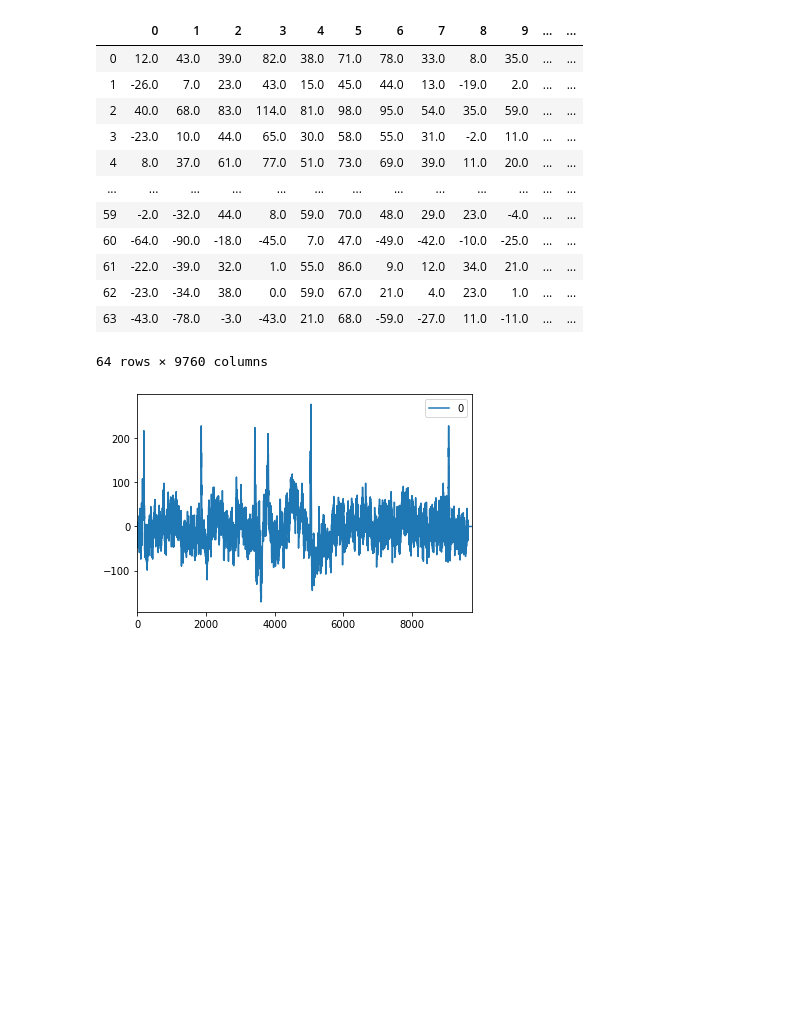
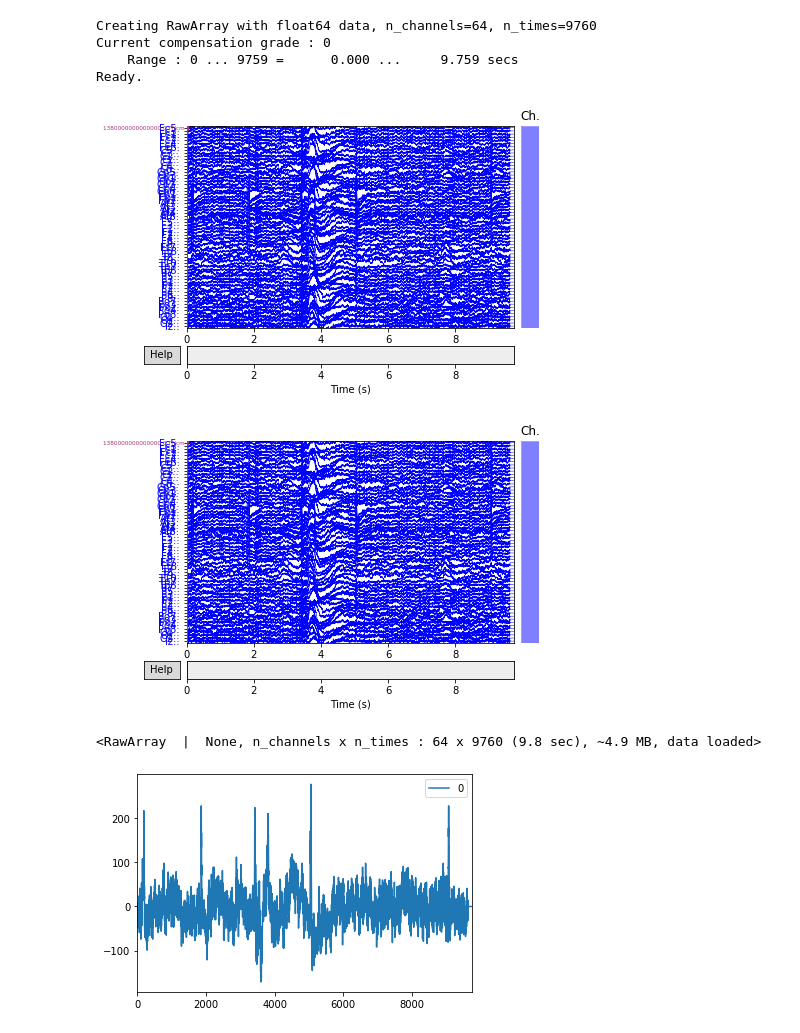
Before and after one commit to zabbonat/Bioinf1, a Jupyter notebook: Untitled.ipynb, the cells around one changed output. Drawn from its saved outputs; the diff is of its cells as text; code cells hidden in the pictures; blank space fills up the shorter version.

```diff
--- a/Untitled.ipynb
+++ b/Untitled.ipynb
@@ -23,28 +67,30 @@ eo
-# %%
-#read the data
-f = pyedflib.EdfReader('S040R02.edf')
-n = f.signals_in_file
-signal_labels = f.getSignalLabels()
-sigbufs = np.zeros((n, f.getNSamples()[0]))
-for i in np.arange(n):
-    sigbufs[i, :] = f.readSignal(i)
-
-#make them into pandas df
-ec=pd.DataFrame(sigbufs)
-# eo['label']=signal_labels
-ec
-# %% [output]
-|  | 0 | 1 | 2 | 3 | 4 | 5 | 6 | 7 | 8 | 9 | ... | ... |
-| 0 | 12.0 | 43.0 | 39.0 | 82.0 | 38.0 | 71.0 | 78.0 | 33.0 | 8.0 | 35.0 | ... | ... |
-| 1 | -26.0 | 7.0 | 23.0 | 43.0 | 15.0 | 45.0 | 44.0 | 13.0 | -19.0 | 2.0 | ... | ... |
-| 2 | 40.0 | 68.0 | 83.0 | 114.0 | 81.0 | 98.0 | 95.0 | 54.0 | 35.0 | 59.0 | ... | ... |
-| 3 | -23.0 | 10.0 | 44.0 | 65.0 | 30.0 | 58.0 | 55.0 | 31.0 | -2.0 | 11.0 | ... | ... |
-| 4 | 8.0 | 37.0 | 61.0 | 77.0 | 51.0 | 73.0 | 69.0 | 39.0 | 11.0 | 20.0 | ... | ... |
-| ... | ... | ... | ... | ... | ... | ... | ... | ... | ... | ... | ... | ... |
-| 59 | -2.0 | -32.0 | 44.0 | 8.0 | 59.0 | 70.0 | 48.0 | 29.0 | 23.0 | -4.0 | ... | ... |
-| 60 | -64.0 | -90.0 | -18.0 | -45.0 | 7.0 | 47.0 | -49.0 | -42.0 | -10.0 | -25.0 | ... | ... |
-| 61 | -22.0 | -39.0 | 32.0 | 1.0 | 55.0 | 86.0 | 9.0 | 12.0 | 34.0 | 21.0 | ... | ... |
-| 62 | -23.0 | -34.0 | 38.0 | 0.0 | 59.0 | 67.0 | 21.0 | 4.0 | 23.0 | 1.0 | ... | ... |
-| 63 | -43.0 | -78.0 | -3.0 | -43.0 | 21.0 | 68.0 | -59.0 | -27.0 | 11.0 | -11.0 | ... | ... |
-64 rows × 9760 columns
+# %%
+#let's try to use the mne libraru, with lots of tools for eeg
+#we need to specify the info of our data to pass to the I/O function in mne libabry
+
+#we have 64 signal of type 'grad' (????) so we create a 1x64 array with this specification
+ch_types=['grad']*64
+#then we create the info. we pass the signal labels, channel types and the frequency of records per seconds
+info = mne.create_info(ch_names=signal_labels, sfreq=1000, ch_types=ch_types)
+
+#now we can make our file into a raw to be plotted
+raw=mne.io.RawArray(eo,info)
+
+#scaling (?)
+#scalings = { 'grad': 64}
+
+#let's finally plot.
+raw.plot(n_channels=64, scalings='auto', title='Data from arrays',
+         show=True, block=True)
+# %% [output]
+Creating RawArray with float64 data, n_channels=64, n_times=9760
+Current compensation grade : 0
+    Range : 0 ... 9759 =      0.000 ...     9.759 secs
+Ready.
+[figure, added]
+[figure, added]
+# %%
+raw
+# %% [output]
+<RawArray  |  None, n_channels x n_times : 64 x 9760 (9.8 sec), ~4.9 MB, data loaded>
 # %%
```
Also changed, not shown: parts of 5 cells of this notebook.
